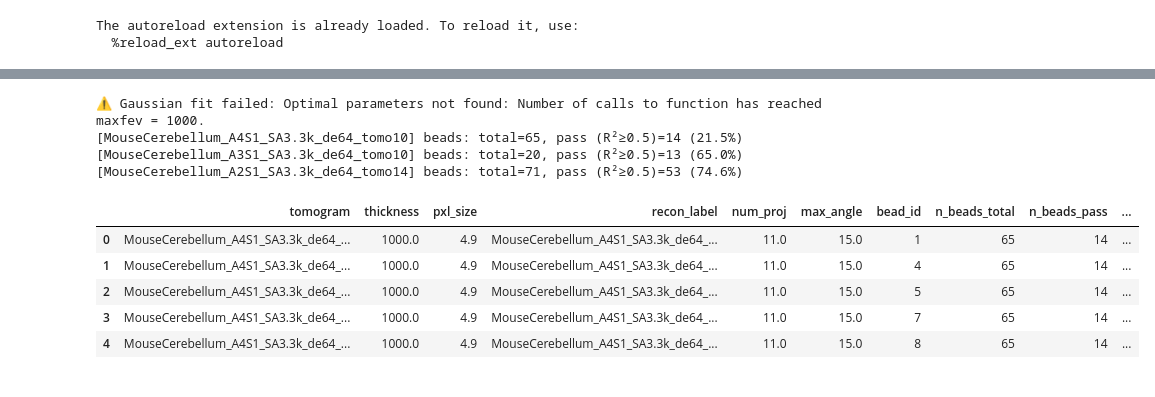
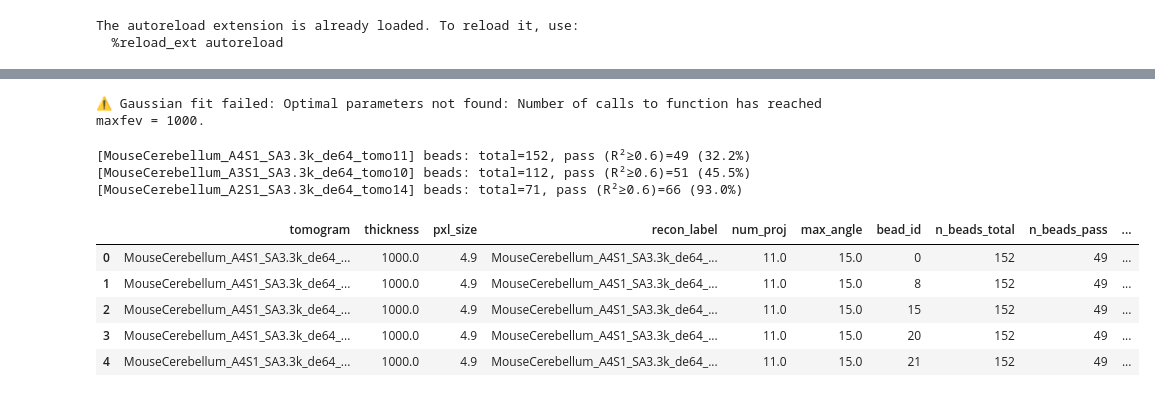
Before and after one commit to kuan-lab/tem-tomo, a Jupyter notebook: bead_resolution/250826_bead_res.ipynb, the cells around one changed output, grey strips where cells are left out. Drawn from its saved outputs; the diff is of its cells as text; code cells hidden in the pictures.

```diff
--- a/bead_resolution/250826_bead_res.ipynb
+++ b/bead_resolution/250826_bead_res.ipynb
@@ -37,24 +41,23 @@ res = utils.spot_check_fit_minimal(
 # %%
 from importlib import reload
 import utils; reload(utils)
 
 beads_df_3k = utils.fits_dataframe_from_config(
     "250827_tomograms_beads.yaml",
-    root_dir="250827_beads_data",
+    root_dir="250925_beads_data_3k",
     linewidth=1,
-    r2_cutoff=0.5,      # your default
-    bead_diam_nm=0.0,
-    # keep 0 (no deconvolution)
+    r2_cutoff=0.6,
+    bead_diam_nm = 5.0,
 )
 beads_df_3k.head()
 # %% [output]
 ⚠️ Gaussian fit failed: Optimal parameters not found: Number of calls to function has reached maxfev = 1000.
-[MouseCerebellum_A4S1_SA3.3k_de64_tomo10] beads: total=65, pass (R²≥0.5)=14 (21.5%)
-[MouseCerebellum_A3S1_SA3.3k_de64_tomo10] beads: total=20, pass (R²≥0.5)=13 (65.0%)
-[MouseCerebellum_A2S1_SA3.3k_de64_tomo14] beads: total=71, pass (R²≥0.5)=53 (74.6%)
+[MouseCerebellum_A4S1_SA3.3k_de64_tomo11] beads: total=152, pass (R²≥0.6)=49 (32.2%)
+[MouseCerebellum_A3S1_SA3.3k_de64_tomo10] beads: total=112, pass (R²≥0.6)=51 (45.5%)
+[MouseCerebellum_A2S1_SA3.3k_de64_tomo14] beads: total=71, pass (R²≥0.6)=66 (93.0%)
 |  | tomogram | thickness | pxl_size | recon_label | num_proj | max_angle | bead_id | n_beads_total | n_beads_pass | ... |
-| 0 | MouseCerebellum_A4S1_SA3.3k_de64_... | 1000.0 | 4.9 | MouseCerebellum_A4S1_SA3.3k_de64_... | 11.0 | 15.0 | 1 | 65 | 14 | ... |
-| 1 | MouseCerebellum_A4S1_SA3.3k_de64_... | 1000.0 | 4.9 | MouseCerebellum_A4S1_SA3.3k_de64_... | 11.0 | 15.0 | 4 | 65 | 14 | ... |
-| 2 | MouseCerebellum_A4S1_SA3.3k_de64_... | 1000.0 | 4.9 | MouseCerebellum_A4S1_SA3.3k_de64_... | 11.0 | 15.0 | 5 | 65 | 14 | ... |
-| 3 | MouseCerebellum_A4S1_SA3.3k_de64_... | 1000.0 | 4.9 | MouseCerebellum_A4S1_SA3.3k_de64_... | 11.0 | 15.0 | 7 | 65 | 14 | ... |
-| 4 | MouseCerebellum_A4S1_SA3.3k_de64_... | 1000.0 | 4.9 | MouseCerebellum_A4S1_SA3.3k_de64_... | 11.0 | 15.0 | 8 | 65 | 14 | ... |
+| 0 | MouseCerebellum_A4S1_SA3.3k_de64_... | 1000.0 | 4.9 | MouseCerebellum_A4S1_SA3.3k_de64_... | 11.0 | 15.0 | 0 | 152 | 49 | ... |
+| 1 | MouseCerebellum_A4S1_SA3.3k_de64_... | 1000.0 | 4.9 | MouseCerebellum_A4S1_SA3.3k_de64_... | 11.0 | 15.0 | 8 | 152 | 49 | ... |
+| 2 | MouseCerebellum_A4S1_SA3.3k_de64_... | 1000.0 | 4.9 | MouseCerebellum_A4S1_SA3.3k_de64_... | 11.0 | 15.0 | 15 | 152 | 49 | ... |
+| 3 | MouseCerebellum_A4S1_SA3.3k_de64_... | 1000.0 | 4.9 | MouseCerebellum_A4S1_SA3.3k_de64_... | 11.0 | 15.0 | 20 | 152 | 49 | ... |
+| 4 | MouseCerebellum_A4S1_SA3.3k_de64_... | 1000.0 | 4.9 | MouseCerebellum_A4S1_SA3.3k_de64_... | 11.0 | 15.0 | 21 | 152 | 49 | ... |
```
Also changed, not shown: parts of 7 cells of this notebook, 1 other file.
